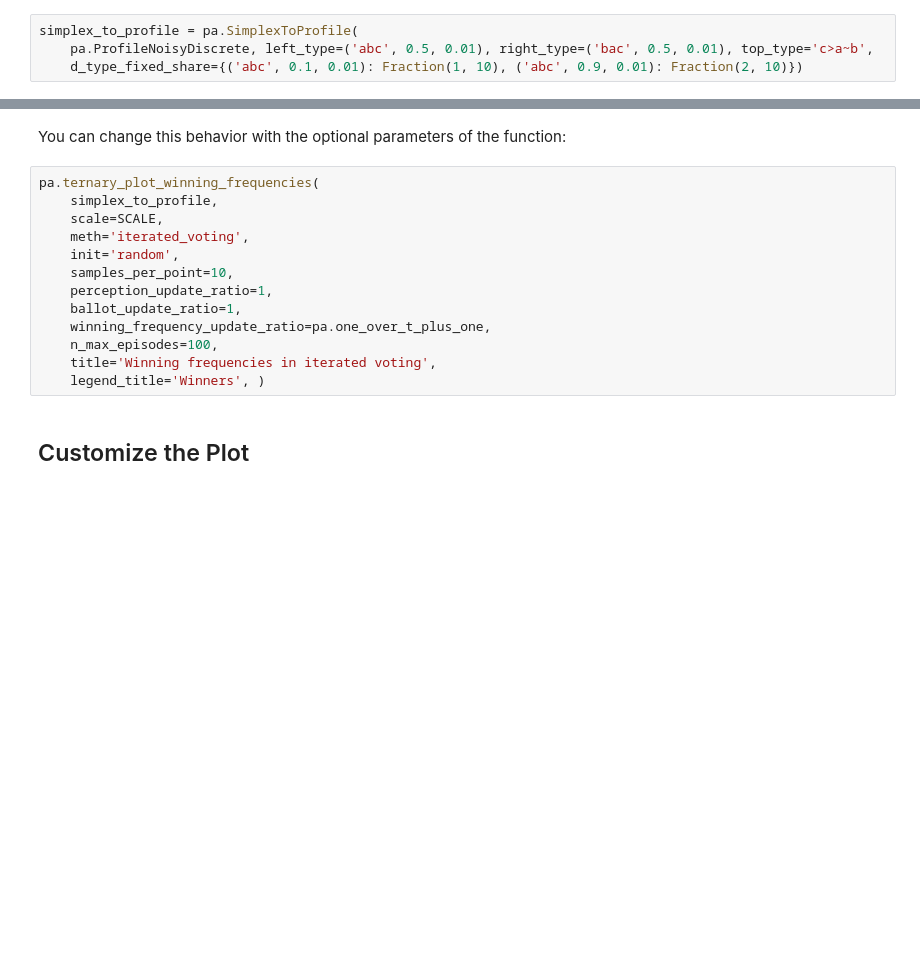
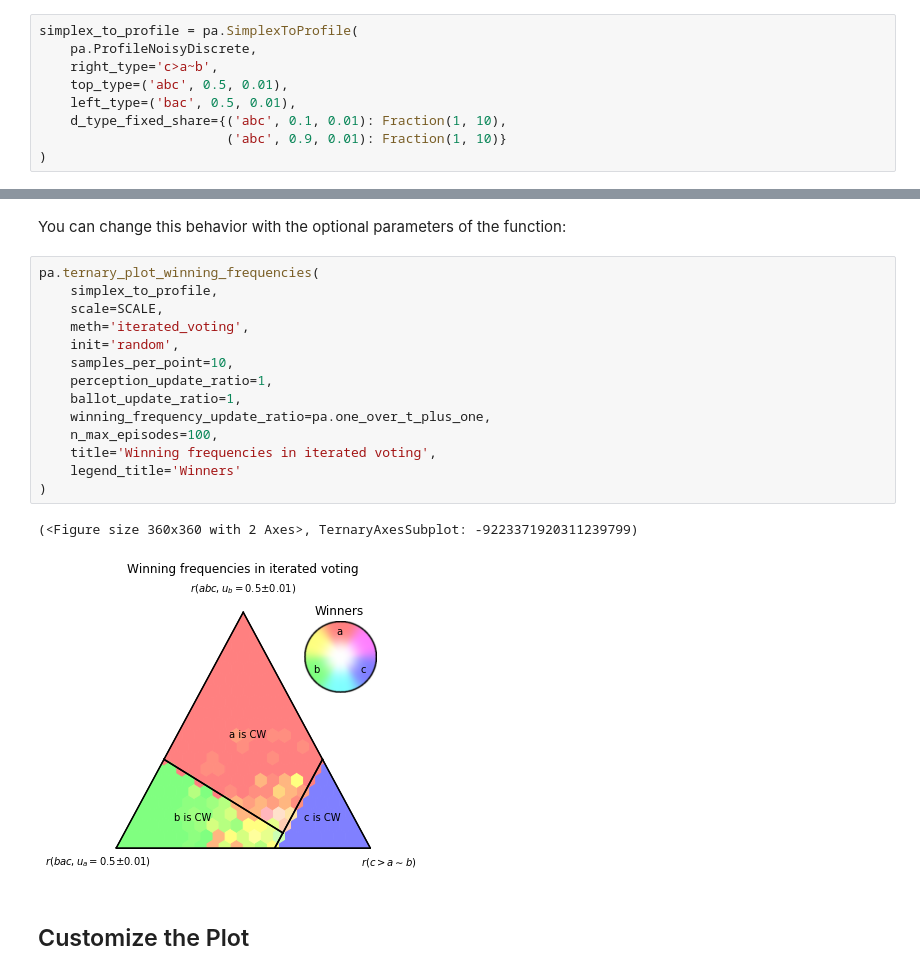
Before and after one commit to francois-durand/poisson_approval, a Jupyter notebook: docs/tutorials/tutorial_ternary_plots.ipynb, the cells around one changed output, grey strips where cells are left out. Drawn from its saved outputs; the diff is of its cells as text; blank space fills up the shorter version.

```diff
--- a/docs/tutorials/tutorial_ternary_plots.ipynb
+++ b/docs/tutorials/tutorial_ternary_plots.ipynb
@@ -10,7 +10,12 @@ Poisson Approval relies on the package ``python-ternary`` to draw plots on the s
 # %%
 simplex_to_profile = pa.SimplexToProfile(
-    pa.ProfileNoisyDiscrete, left_type=('abc', 0.5, 0.01), right_type=('bac', 0.5, 0.01), top_type='c>a~b',
-    d_type_fixed_share={('abc', 0.1, 0.01): Fraction(1, 10), ('abc', 0.9, 0.01): Fraction(2, 10)})
+    pa.ProfileNoisyDiscrete,
+    right_type='c>a~b',
+    top_type=('abc', 0.5, 0.01),
+    left_type=('bac', 0.5, 0.01),
+    d_type_fixed_share={('abc', 0.1, 0.01): Fraction(1, 10),
+                        ('abc', 0.9, 0.01): Fraction(1, 10)}
+)
 # %% [markdown]
 The above syntax defines a function ``simplex_to_profile`` that maps a tuple (right, top, left) to a profile defined as:
 
@@ -73,16 +99,20 @@ You can change this behavior with the optional parameters of the function:
 # %%
 pa.ternary_plot_winning_frequencies(
     simplex_to_profile,
     scale=SCALE,
     meth='iterated_voting',
     init='random',
     samples_per_point=10,
     perception_update_ratio=1,
     ballot_update_ratio=1,
     winning_frequency_update_ratio=pa.one_over_t_plus_one,
     n_max_episodes=100,
     title='Winning frequencies in iterated voting',
-    legend_title='Winners', )
+    legend_title='Winners'
+)
+# %% [output]
+(<Figure size 360x360 with 2 Axes>, TernaryAxesSubplot: -9223371920311239799)
+[figure, added]
 # %% [markdown]
 ## Customize the Plot
 # %% [markdown]
```
Also changed, not shown: parts of 14 cells of this notebook, 14 other files.
